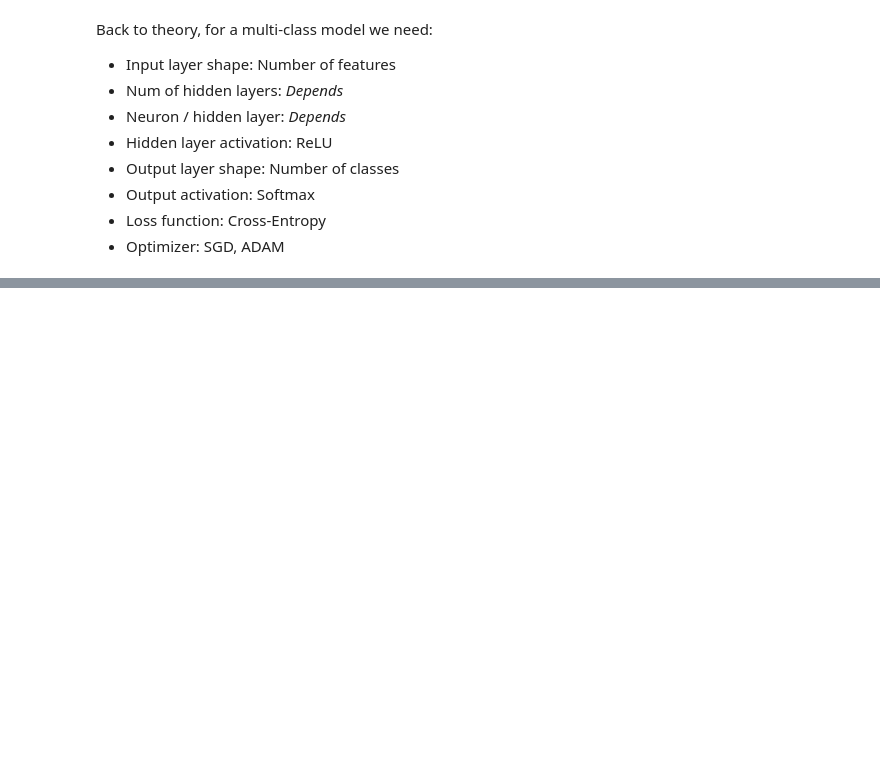
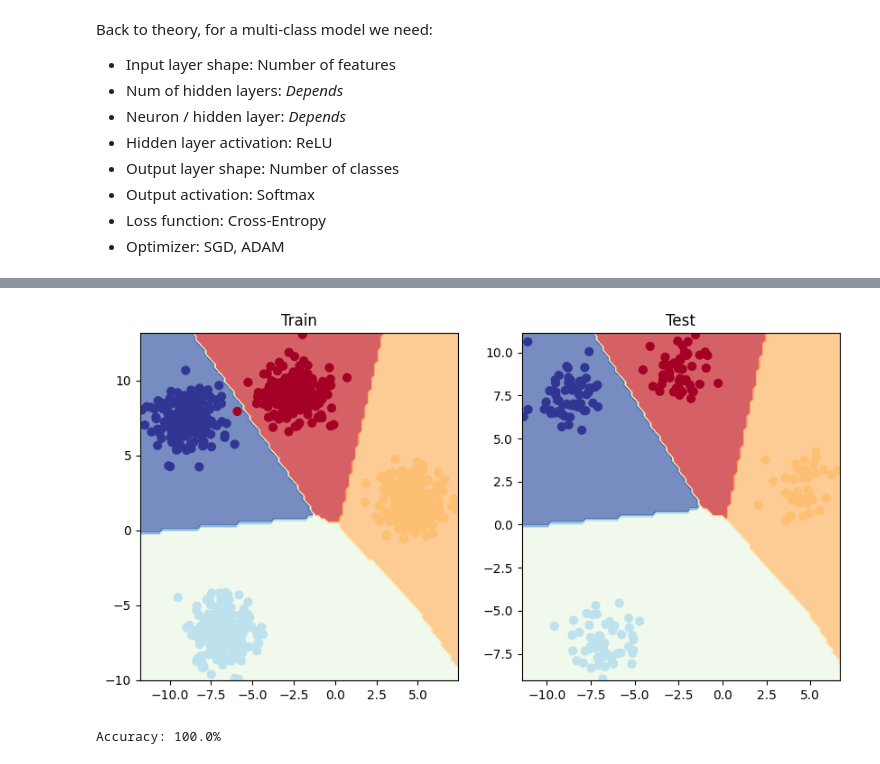
Before and after one commit to TonyQ2k3/pytorch-training, a Jupyter notebook: notebooks/pytorch_day6.ipynb, the cells around one changed output, grey strips where cells are left out. Drawn from its saved outputs; the diff is of its cells as text; code cells hidden in the pictures; blank space fills up the shorter version.

```diff
--- a/notebooks/pytorch_day6.ipynb
+++ b/notebooks/pytorch_day6.ipynb
@@ -70,0 +133,23 @@ model = BlobModel(
+# %%
+# Visualize result
+from helper_functions import plot_predictions, plot_decision_boundary
+
+plt.figure(figsize=(10, 5))
+plt.subplot(1, 2, 1)
+plt.title("Train")
+plot_decision_boundary(model, X_train, y_train)
+plt.subplot(1, 2, 2)
+plt.title("Test")
+plot_decision_boundary(model, X_test, y_test)
+# %% [output]
+[figure, added]
+# %%
+# View the accuracy
+model.eval()
+with torch.inference_mode():
+  y_logits = model(X_test)
+  y_preds = torch.softmax(y_logits, dim=1).argmax(dim=1)
+  acc = accuracy_fn(y_test, y_preds)
+  print(f"Accuracy: {acc}%")
+# %% [output]
+Accuracy: 100.0%
```
Also changed, not shown: parts of 9 cells of this notebook.
